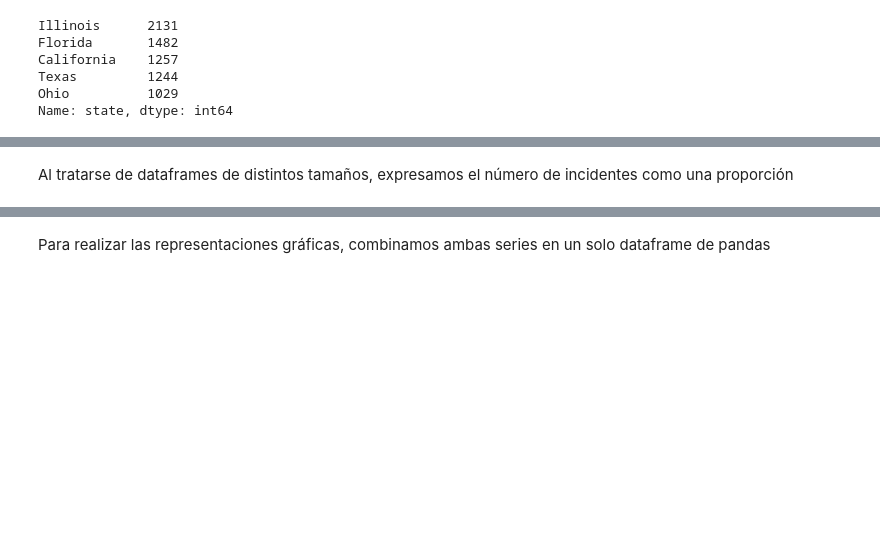
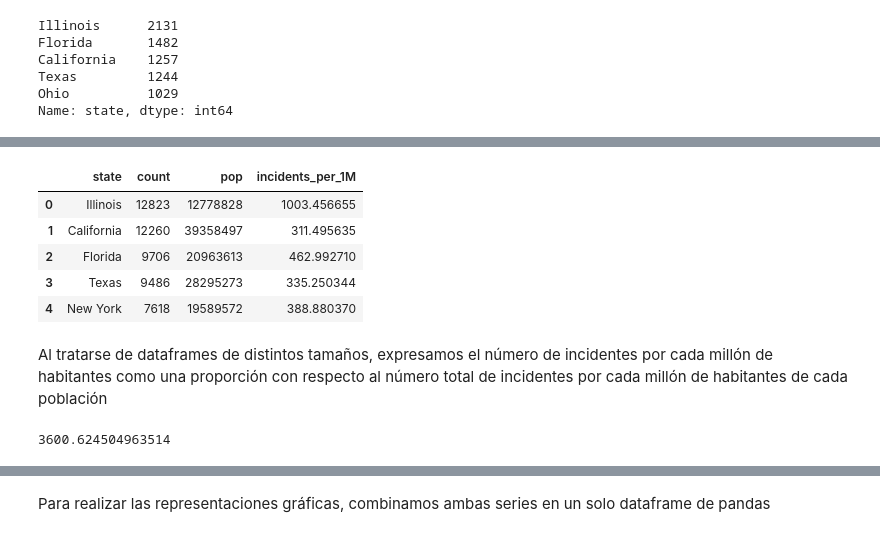
Before and after one commit to LuisG0/gun_violence_dataset, a Jupyter notebook: minors_involved_analysis_juanCarlos.ipynb, the cells around one changed output, grey strips where cells are left out. Drawn from its saved outputs; the diff is of its cells as text; code cells hidden in the pictures; blank space fills up the shorter version.

```diff
--- a/minors_involved_analysis_juanCarlos.ipynb
+++ b/minors_involved_analysis_juanCarlos.ipynb
@@ -276,6 +276,10 @@ fig.show()
 # %% [markdown]
 # Proporción de los incidentes con menores involucrados por estados
 De manera similar al análisis realizado sobre los tipos de incidentes, se analizará si es más común que los incidentes con menores ocurran en determinados estados
+# %%
+# Cargamos el dataset con la población de cada estado
+population = pd.read_csv('data/nst-est2019-alldata.csv')
+population = population[["NAME","POPESTIMATE2017"]].rename(columns={"NAME":"state","POPESTIMATE2017":"pop"})
 # %%
 non_state_columns = ['incident_id', 'city_or_county', 'address', 'n_killed', 'n_injured', 'congressional_district',
                      'latitude', 'longitude', 'n_guns_involved', 'notes', 'average_age', 'n_victims', 'n_suspects',
@@ -312,0 +319,4 @@ Name: state, dtype: int64
+# %%
+# Convertimos en un dataframe
+df_adults_states = pd.DataFrame({'state': df_adults_states.index, 'count': df_adults_states.values})
+df_minors_states = pd.DataFrame({'state': df_minors_states.index, 'count': df_minors_states.values})
@@ -312,0 +338,9 @@ Name: state, dtype: int64
+# %%
+df_adults_states.head()
+# %% [output]
+|  | state | count | pop | incidents_per_1M |
+| 0 | Illinois | 12823 | 12778828 | 1003.456655 |
+| 1 | California | 12260 | 39358497 | 311.495635 |
+| 2 | Florida | 9706 | 20963613 | 462.992710 |
+| 3 | Texas | 9486 | 28295273 | 335.250344 |
+| 4 | New York | 7618 | 19589572 | 388.880370 |
@@ -313,3 +351,7 @@ Name: state, dtype: int64
 # %% [markdown]
-Al tratarse de dataframes de distintos tamaños, expresamos el número de incidentes como una proporción
+Al tratarse de dataframes de distintos tamaños, expresamos el número de incidentes por cada millón de habitantes como una proporción con respecto al número total de incidentes por cada millón de habitantes de cada población
+# %%
+df_minors_states.sum()
+# %% [output]
+3600.624504963514
 # %%
```
Also changed, not shown: parts of 13 cells of this notebook, 1 other file.
